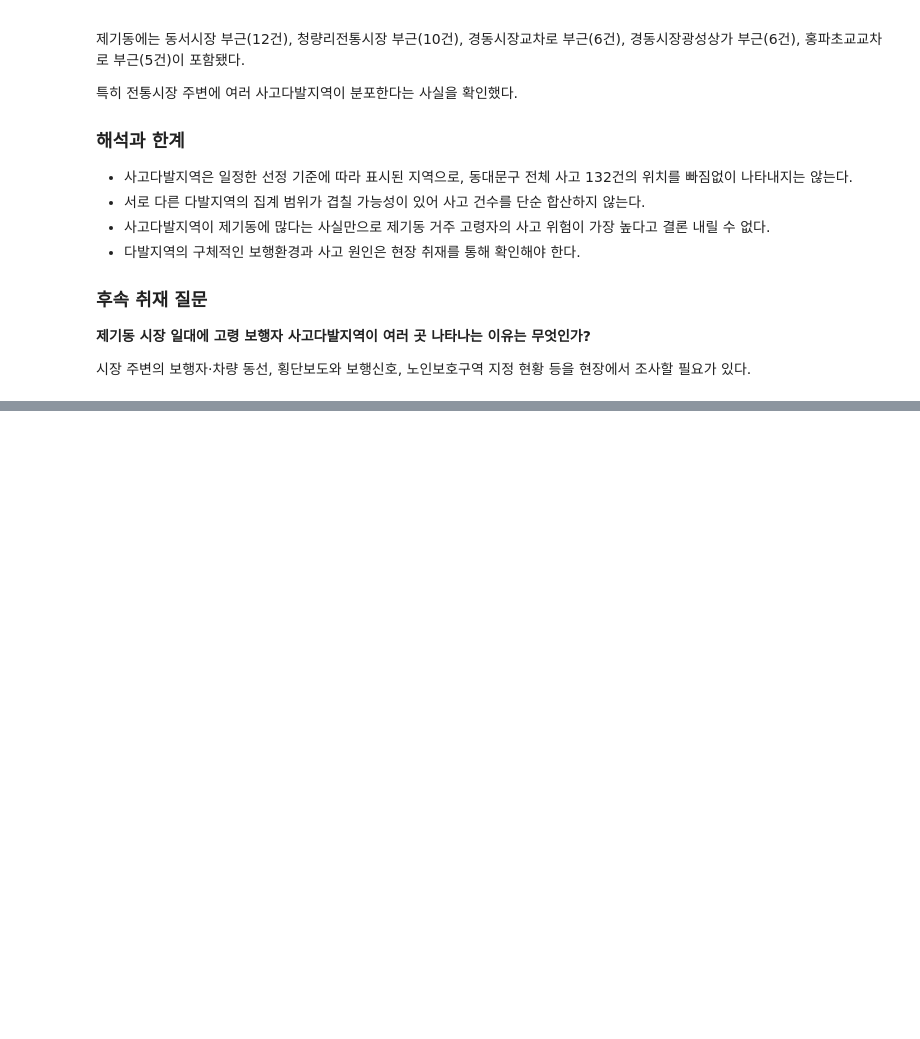
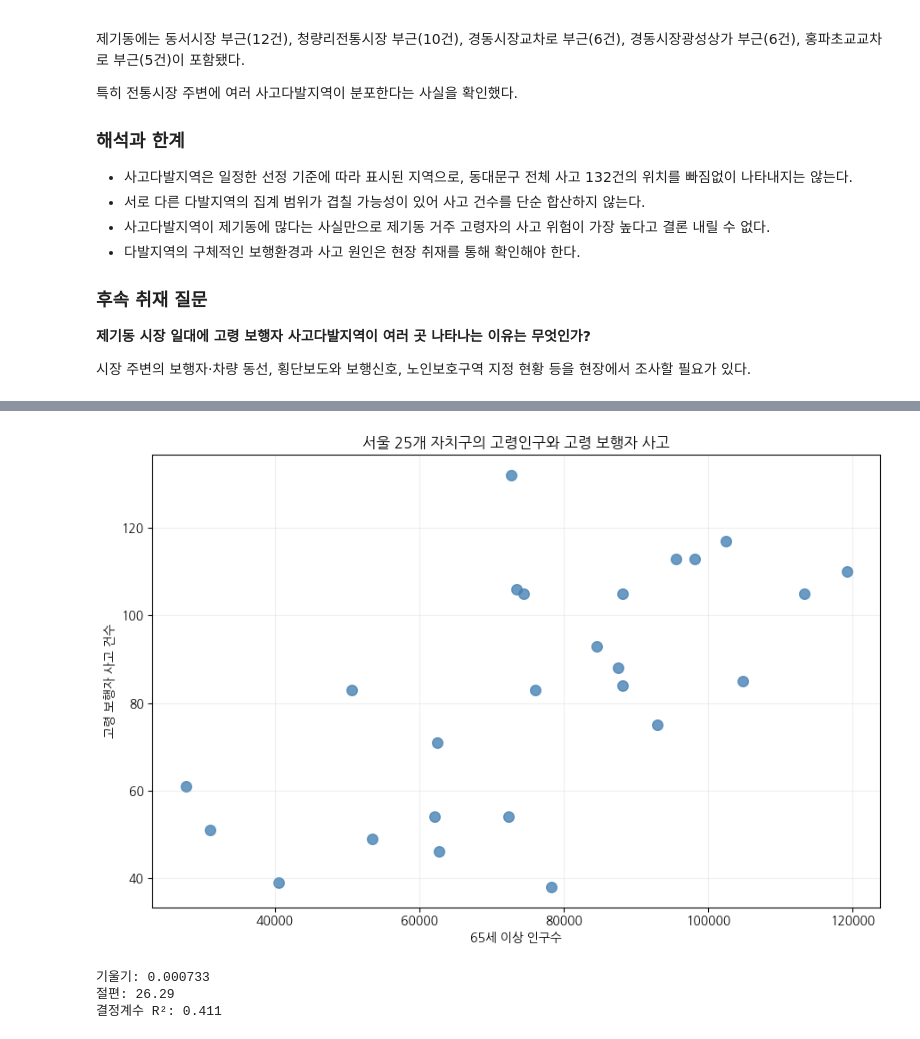
Before and after one commit to csy04x2/elder_accident, a Jupyter notebook: analysis.ipynb, the cells around one changed output, grey strips where cells are left out. Cells and saved outputs as stored; diff of their text form; code cells hidden in the pictures; blank space fills up the shorter version.

Commit message:
Add elderly population correlation and regression analysis

```diff
--- a/analysis.ipynb
+++ b/analysis.ipynb
@@ -473,3 +473,17 @@ TAAS의 2025년 동대문구 고령 보행자 사고 상세자료 132건과 서
 **제기동 시장 일대에 고령 보행자 사고다발지역이 여러 곳 나타나는 이유는 무엇인가?**
 
 시장 주변의 보행자·차량 동선, 횡단보도와 보행신호, 노인보호구역 지정 현황 등을 현장에서 조사할 필요가 있다.
+# %%
+
+# 기존 분석에서 만든 데이터 재사용
+correlation_data = merged[['시군구', '고령인구', '사고건수']].copy()
+
+print("자치구 수:", len(correlation_data))
+display(correlation_data.head())
+
+# 피어슨 상관계수 계산
+r = correlation_data['고령인구'].corr(
+    correlation_data['사고건수']
+)
+
+print("상관계수 r:", round(r, 3))
@@ -475,0 +499,41 @@ TAAS의 2025년 동대문구 고령 보행자 사고 상세자료 132건과 서
+# %%
+
+import matplotlib.pyplot as plt
+
+plt.figure(figsize=(9, 6))
+
+plt.scatter(
+    correlation_data['고령인구'],
+    correlation_data['사고건수'],
+    color='steelblue',
+    s=70,
+    alpha=0.8
+)
+
+plt.xlabel('65세 이상 인구수')
+plt.ylabel('고령 보행자 사고 건수')
+plt.title('서울 25개 자치구의 고령인구와 고령 보행자 사고')
+
+plt.grid(alpha=0.2)
+plt.tight_layout()
+plt.show()
+# %% [output]
+[figure, added]
+# %%
+
+from scipy.stats import linregress
+
+# 고령인구(X)와 사고건수(Y)
+x = correlation_data['고령인구']
+y = correlation_data['사고건수']
+
+# 단순 선형회귀분석
+regression = linregress(x, y)
+
+print("기울기:", round(regression.slope, 6))
+print("절편:", round(regression.intercept, 2))
+print("결정계수 R²:", round(regression.rvalue ** 2, 3))
+# %% [output]
+기울기: 0.000733
+절편: 26.29
+결정계수 R²: 0.411
```
Also changed, not shown: parts of 4 cells of this notebook, 1 other file.
